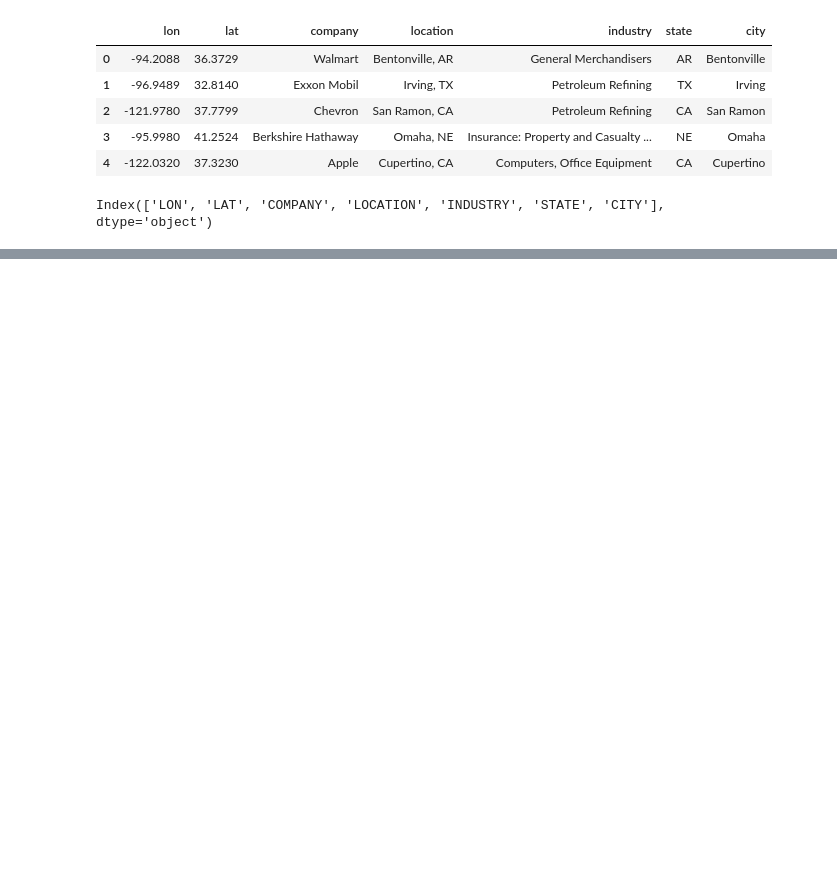
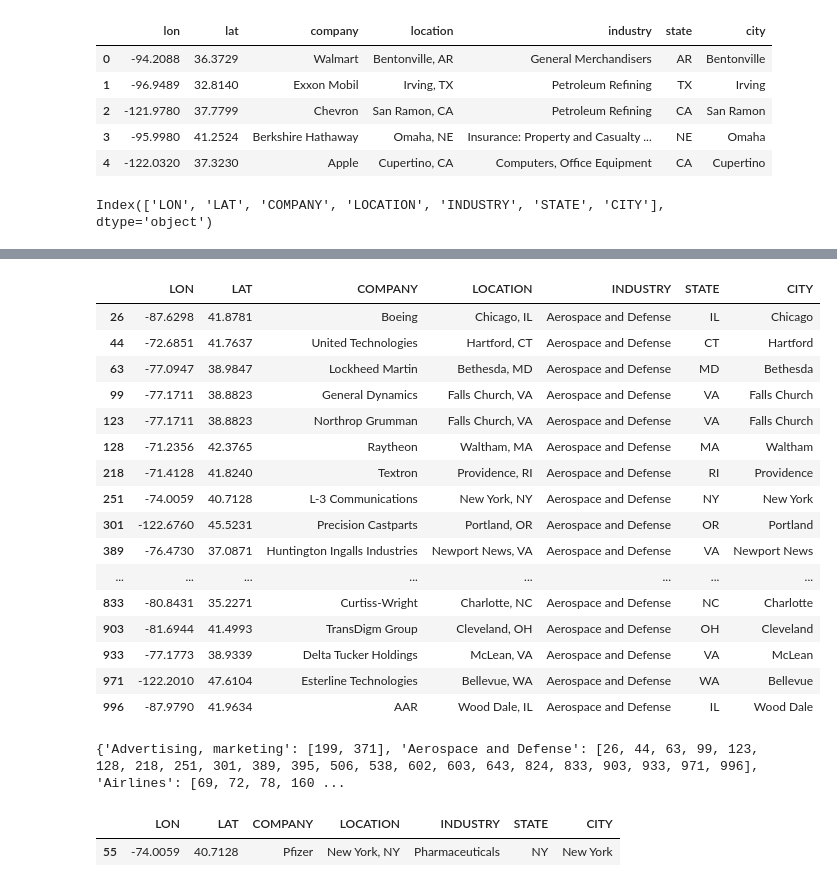
Before and after one commit to babiswas/pandasrepo, a Jupyter notebook: Fortune500.ipynb, the cells around one changed output, grey strips where cells are left out. Drawn from its saved outputs; the diff is of its cells as text; code cells hidden in the pictures; blank space fills up the shorter version.

```diff
--- a/Fortune500.ipynb
+++ b/Fortune500.ipynb
@@ -19,0 +61,30 @@ Index(['LON', 'LAT', 'COMPANY', 'LOCATION', 'INDUSTRY', 'STATE', 'CITY'], dtype=
+# %%
+df[df['INDUSTRY']=='Aerospace and Defense']
+# %% [output]
+|  | LON | LAT | COMPANY | LOCATION | INDUSTRY | STATE | CITY |
+| 26 | -87.6298 | 41.8781 | Boeing | Chicago, IL | Aerospace and Defense | IL | Chicago |
+| 44 | -72.6851 | 41.7637 | United Technologies | Hartford, CT | Aerospace and Defense | CT | Hartford |
+| 63 | -77.0947 | 38.9847 | Lockheed Martin | Bethesda, MD | Aerospace and Defense | MD | Bethesda |
+| 99 | -77.1711 | 38.8823 | General Dynamics | Falls Church, VA | Aerospace and Defense | VA | Falls Church |
+| 123 | -77.1711 | 38.8823 | Northrop Grumman | Falls Church, VA | Aerospace and Defense | VA | Falls Church |
+| 128 | -71.2356 | 42.3765 | Raytheon | Waltham, MA | Aerospace and Defense | MA | Waltham |
+| 218 | -71.4128 | 41.8240 | Textron | Providence, RI | Aerospace and Defense | RI | Providence |
+| 251 | -74.0059 | 40.7128 | L-3 Communications | New York, NY | Aerospace and Defense | NY | New York |
+| 301 | -122.6760 | 45.5231 | Precision Castparts | Portland, OR | Aerospace and Defense | OR | Portland |
+| 389 | -76.4730 | 37.0871 | Huntington Ingalls Industries | Newport News, VA | Aerospace and Defense | VA | Newport News |
+| ... | ... | ... | ... | ... | ... | ... | ... |
+| 833 | -80.8431 | 35.2271 | Curtiss-Wright | Charlotte, NC | Aerospace and Defense | NC | Charlotte |
+| 903 | -81.6944 | 41.4993 | TransDigm Group | Cleveland, OH | Aerospace and Defense | OH | Cleveland |
+| 933 | -77.1773 | 38.9339 | Delta Tucker Holdings | McLean, VA | Aerospace and Defense | VA | McLean |
+| 971 | -122.2010 | 47.6104 | Esterline Technologies | Bellevue, WA | Aerospace and Defense | WA | Bellevue |
+| 996 | -87.9790 | 41.9634 | AAR | Wood Dale, IL | Aerospace and Defense | IL | Wood Dale |
+# %%
+sector=df.groupby('INDUSTRY')
+sector.groups
+# %% [output]
+{'Advertising, marketing': [199, 371], 'Aerospace and Defense': [26, 44, 63, 99, 123, 128, 218, 251, 301, 389, 395, 506, 538, 602, 603, 643, 824, 833, 903, 933, 971, 996], 'Airlines': [69, 72, 78, 160 ...
+# %%
+df[(df['INDUSTRY']=='Pharmaceuticals') & (df['COMPANY']=='Pfizer')]
+# %% [output]
+|  | LON | LAT | COMPANY | LOCATION | INDUSTRY | STATE | CITY |
+| 55 | -74.0059 | 40.7128 | Pfizer | New York, NY | Pharmaceuticals | NY | New York |
```
Also changed, not shown: parts of 9 cells of this notebook.
